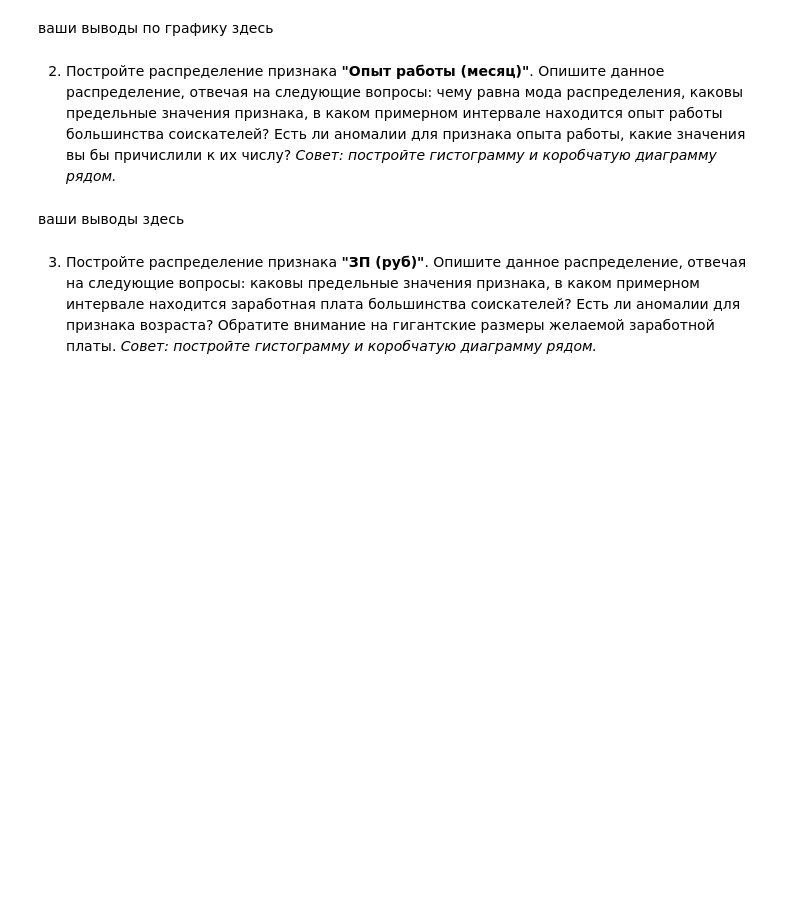
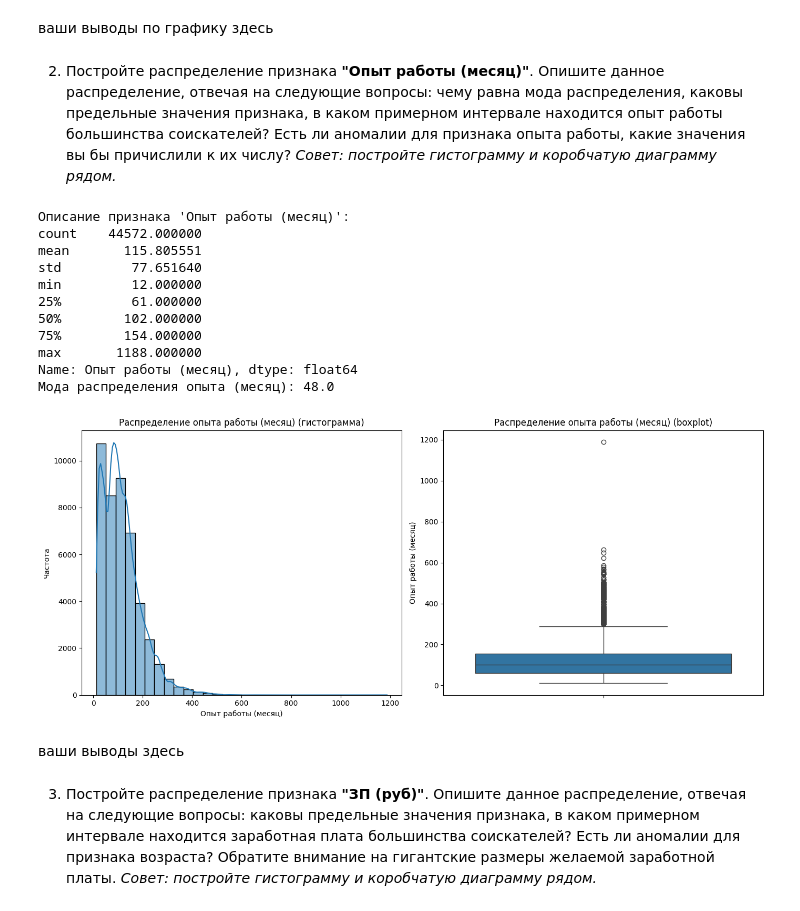
Before and after one commit to IsanbergS/sf_home, a Jupyter notebook: home_python/Project-1. Ноутбук-шаблон.ipynb, the cells around one changed output. Saved outputs shown, nothing was run; the diff lists cells and outputs as text; code cells hidden in the pictures; blank space fills up the shorter version.

```diff
--- a/home_python/Project-1. Ноутбук-шаблон.ipynb
+++ b/home_python/Project-1. Ноутбук-шаблон.ipynb
@@ -368,6 +625,45 @@ else:
 *Совет: постройте гистограмму и коробчатую диаграмму рядом.*
 # %%
 # ваш код здесь
+# Предполагается, что df уже загружен и содержит столбец "Опыт работы (месяц)".
+
+# Описательная статистика
+print("Описание признака 'Опыт работы (месяц)':")
+print(df['Опыт работы (месяц)'].describe())
+
+# Мода
+mode_experience = df['Опыт работы (месяц)'].mode()[0]
+print("Мода распределения опыта (месяц):", mode_experience)
+
+# Построим гистограмму и boxplot рядом
+fig, axes = plt.subplots(1, 2, figsize=(14, 6))
+
+# Гистограмма
+sns.histplot(df['Опыт работы (месяц)'], bins=30, kde=True, ax=axes[0])
+axes[0].set_title('Распределение опыта работы (месяц) (гистограмма)')
+axes[0].set_xlabel('Опыт работы (месяц)')
+axes[0].set_ylabel('Частота')
+
+# Boxplot
+sns.boxplot(y=df['Опыт работы (месяц)'], ax=axes[1])
+axes[1].set_title('Распределение опыта работы (месяц) (boxplot)')
+axes[1].set_ylabel('Опыт работы (месяц)')
+
+plt.tight_layout()
+plt.show()
+# %% [output]
+Описание признака 'Опыт работы (месяц)':
+count    44572.000000
+mean       115.805551
+std         77.651640
+min         12.000000
+25%         61.000000
+50%        102.000000
+75%        154.000000
+max       1188.000000
+Name: Опыт работы (месяц), dtype: float64
+Мода распределения опыта (месяц): 48.0
+[figure, added]
 # %% [markdown]
 ваши выводы здесь
 # %% [markdown]
```
Also changed, not shown: parts of 9 cells of this notebook.
